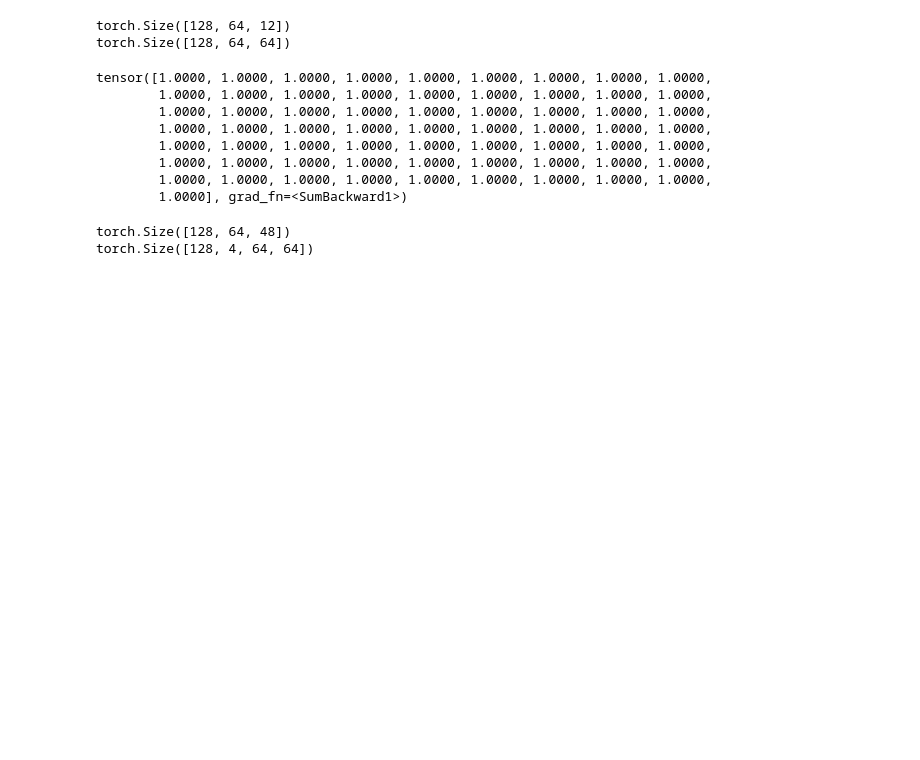
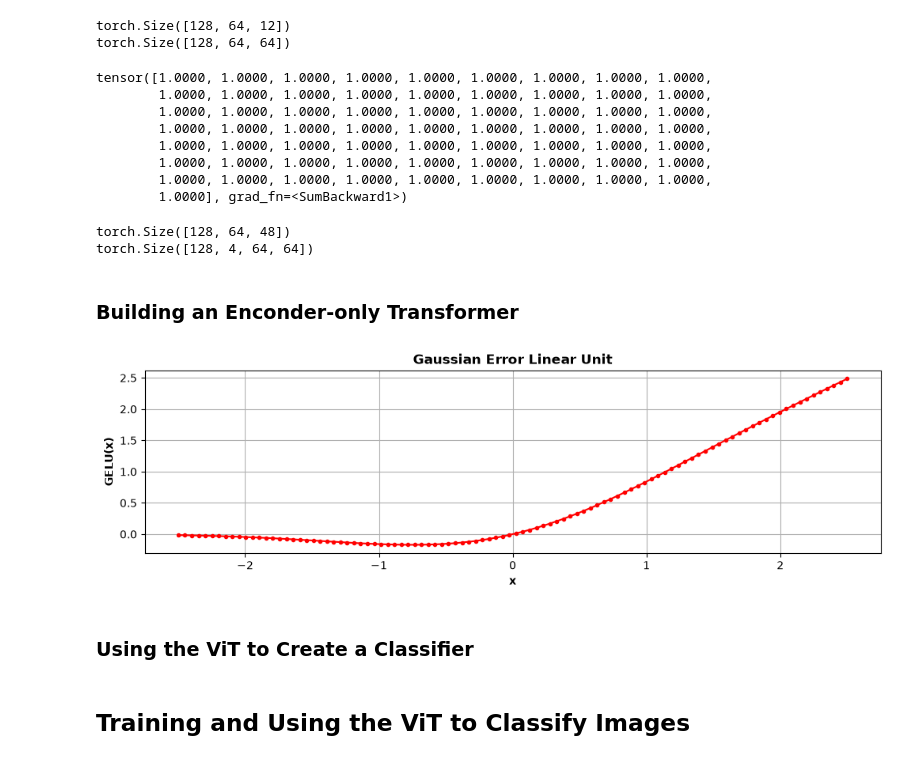
Before and after one commit to SandroAlex/llms-build-and-deploy, a Jupyter notebook: learning/build_a_text_to_image_generator_from_scratch/03_classify_images_with_a_vision_transformer.ipynb, the cells around one changed output. Cells and saved outputs as stored; diff of their text form; code cells hidden in the pictures; blank space fills up the shorter version.

Commit message:
WIP vision transformers

```diff
--- a/learning/build_a_text_to_image_generator_from_scratch/03_classify_images_with_a_vision_transformer.ipynb
+++ b/learning/build_a_text_to_image_generator_from_scratch/03_classify_images_with_a_vision_transformer.ipynb
@@ -319,3 +333,23 @@ print(attention_probs.shape)
 # %% [output]
 torch.Size([128, 64, 48])
 torch.Size([128, 4, 64, 64])
+# %% [markdown]
+### Building an Enconder-only Transformer
+# %%
+# Simple vector for plotting GELU
+x: Tensor = torch.from_numpy(np.linspace(-2.5, 2.5, 100)[None, :])
+y: Tensor = GELU()(x)
+# %%
+# Plot curve
+plt.figure(figsize=(12, 3))
+plt.plot(x[0].numpy(), y[0].numpy(), marker=".", color="red")
+plt.grid()
+plt.xlabel("x", weight="bold")
+plt.ylabel("GELU(x)", weight="bold")
+plt.title("Gaussian Error Linear Unit", weight="bold");
+# %% [output]
+[figure, added]
+# %% [markdown]
+### Using the ViT to Create a Classifier
+# %% [markdown]
+## Training and Using the ViT to Classify Images
```
Also changed, not shown: parts of 5 cells of this notebook, 2 other files.
